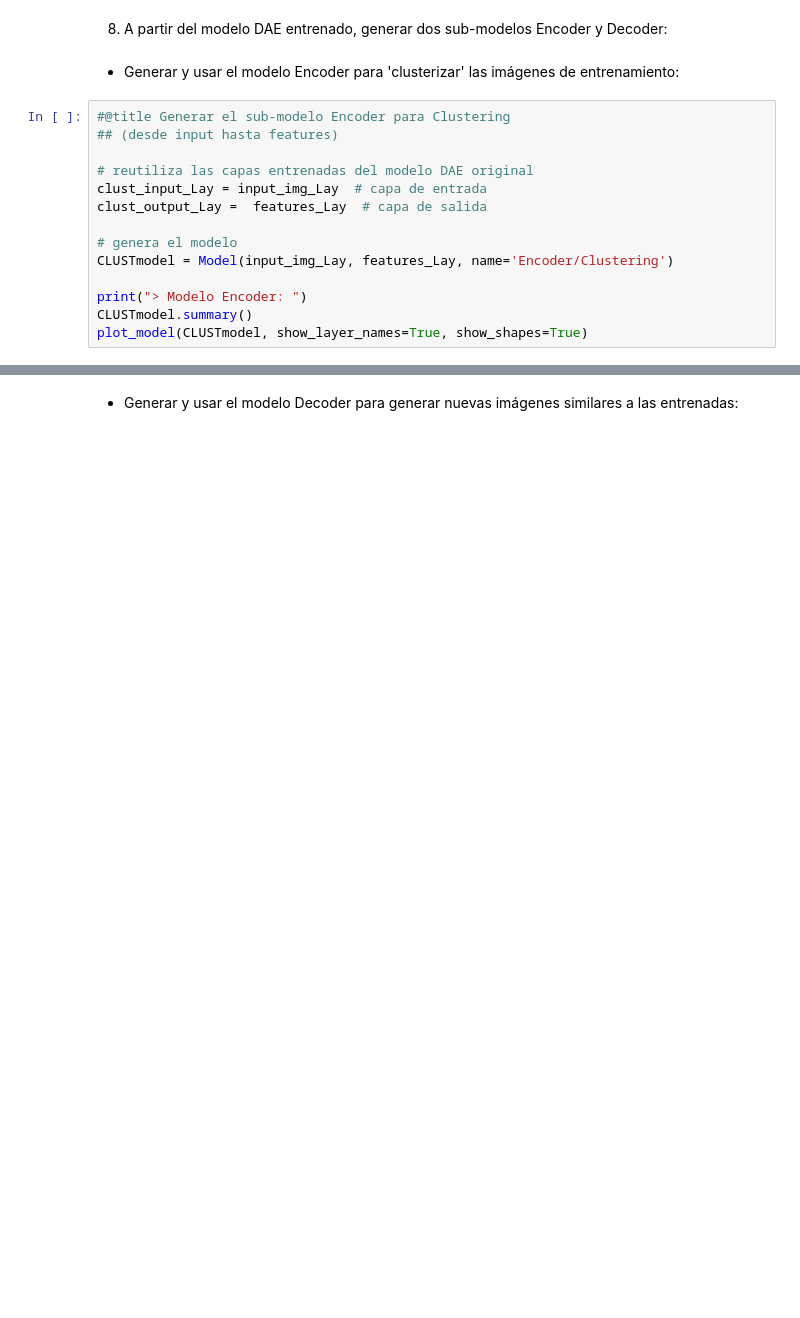
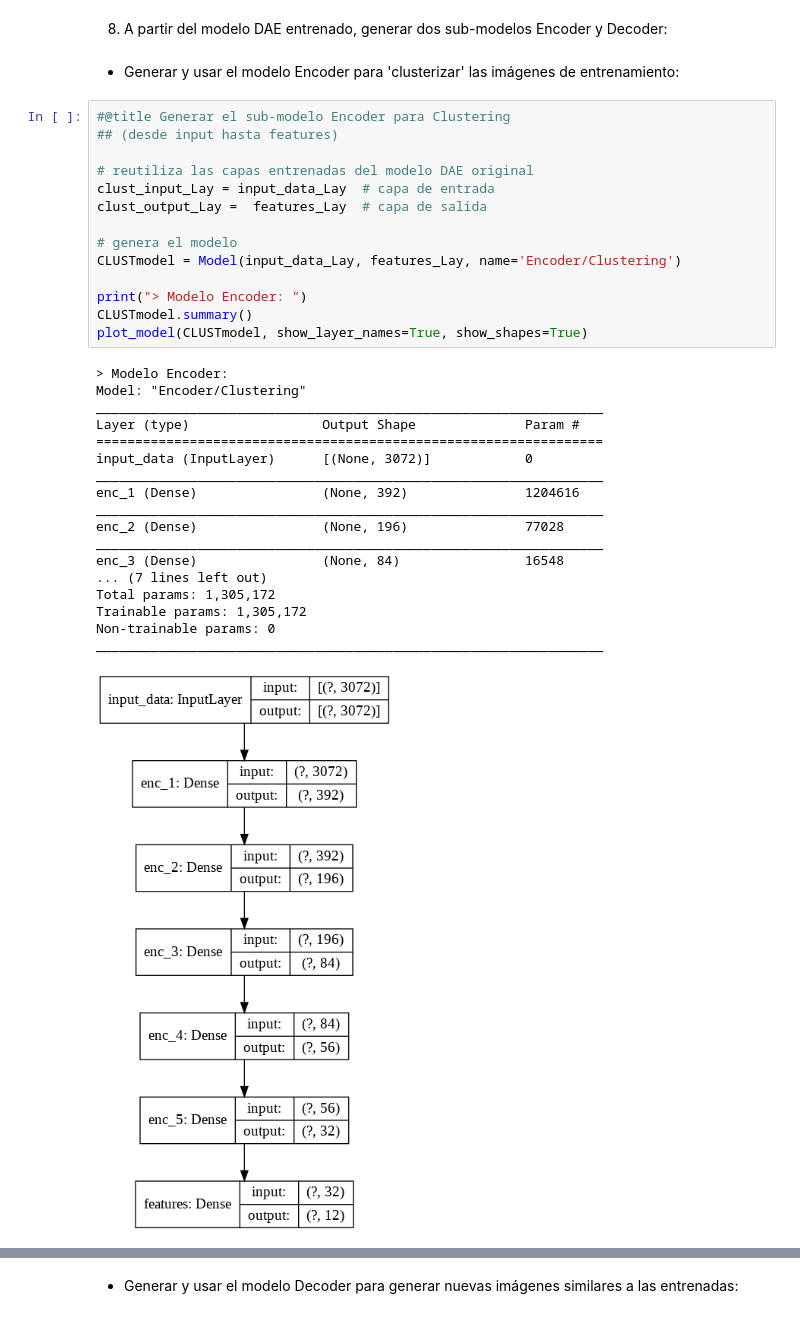
Before and after one commit to PGP-MachineLearning/demoANIMALES, a Jupyter notebook: Imag DAE ANIMALES.ipynb, the cells around one changed output, grey strips where cells are left out. Cells and saved outputs as stored; diff of their text form; blank space fills up the shorter version.

```diff
--- a/Imag DAE ANIMALES.ipynb
+++ b/Imag DAE ANIMALES.ipynb
@@ -283,14 +398,33 @@ probarModelo(x_test, classes_test, esDAimag_test)
 # %%
 #@title Generar el sub-modelo Encoder para Clustering
 ## (desde input hasta features)
 
 # reutiliza las capas entrenadas del modelo DAE original
-clust_input_Lay = input_img_Lay  # capa de entrada
+clust_input_Lay = input_data_Lay  # capa de entrada
 clust_output_Lay =  features_Lay  # capa de salida
 
 # genera el modelo
-CLUSTmodel = Model(input_img_Lay, features_Lay, name='Encoder/Clustering')
+CLUSTmodel = Model(input_data_Lay, features_Lay, name='Encoder/Clustering')
 
 print("> Modelo Encoder: ")
 CLUSTmodel.summary()
 plot_model(CLUSTmodel, show_layer_names=True, show_shapes=True)
+# %% [output]
+> Modelo Encoder:
+Model: "Encoder/Clustering"
+_________________________________________________________________
+Layer (type)                 Output Shape              Param #
+=================================================================
+input_data (InputLayer)      [(None, 3072)]            0
+_________________________________________________________________
+enc_1 (Dense)                (None, 392)               1204616
+_________________________________________________________________
+enc_2 (Dense)                (None, 196)               77028
+_________________________________________________________________
+enc_3 (Dense)                (None, 84)                16548
+... (7 lines left out)
+Total params: 1,305,172
+Trainable params: 1,305,172
+Non-trainable params: 0
+_________________________________________________________________
+[figure, added]
```
Also changed, not shown: parts of 15 cells of this notebook, 7 other files.
